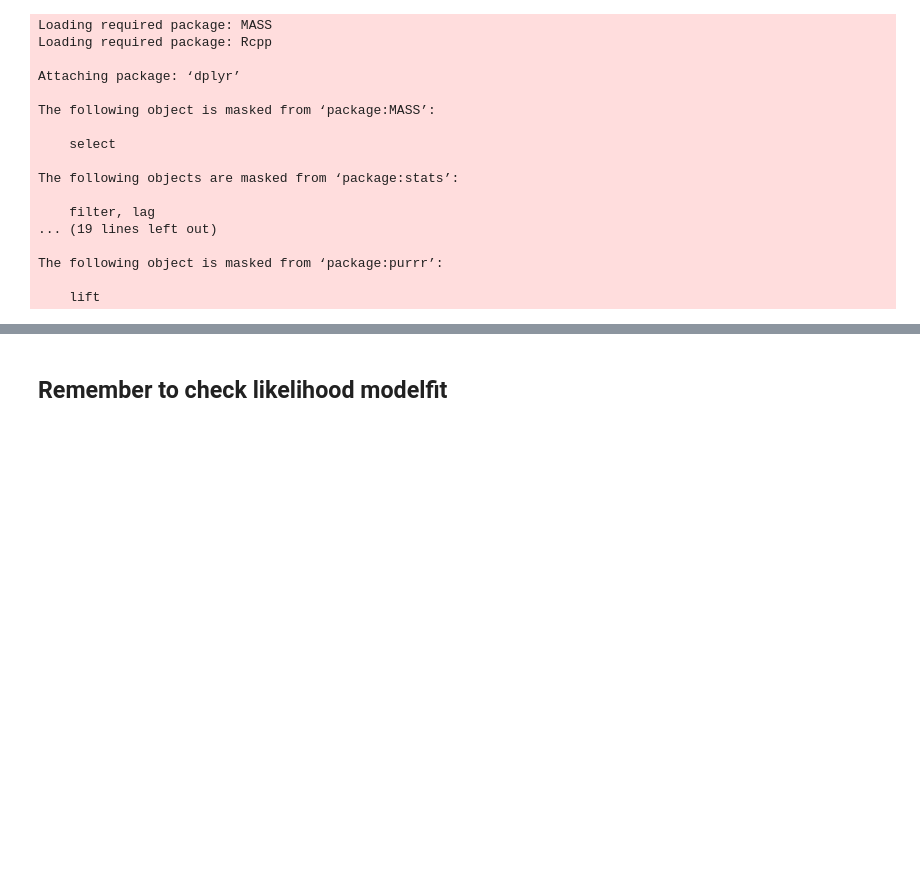
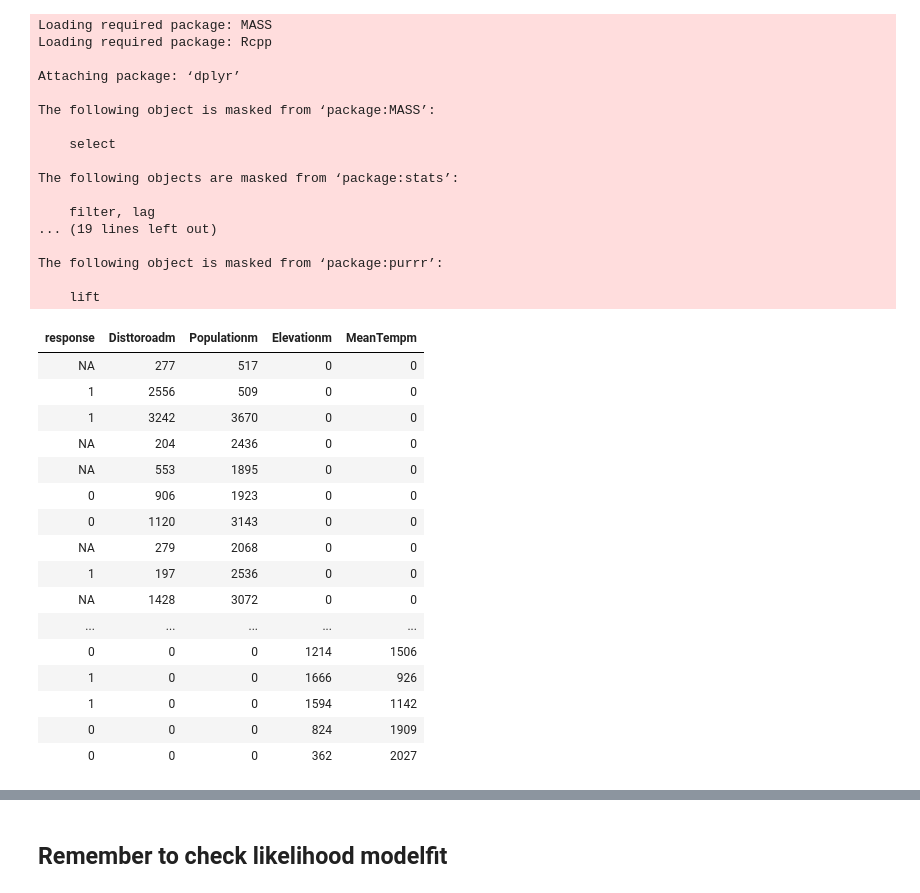
Before and after one commit to molgor/CAR-1SDM, a Jupyter notebook: biospytial.rwrapper/notebooks/CAR_models/model2/[Joint Multilevel] CAR-CrossValidation.ipynb, the cells around one changed output, grey strips where cells are left out. Cells and saved outputs as stored; diff of their text form; code cells hidden in the pictures; blank space fills up the shorter version.

```diff
--- a/biospytial.rwrapper/notebooks/CAR_models/model2/[Joint Multilevel] CAR-CrossValidation.ipynb
+++ b/biospytial.rwrapper/notebooks/CAR_models/model2/[Joint Multilevel] CAR-CrossValidation.ipynb
@@ -26,3 +26,23 @@ The following objects are masked from ‘package:stats’:
 The following object is masked from ‘package:purrr’:
 
     lift
+# %%
+DD
+# %% [output]
+| response | Disttoroadm | Populationm | Elevationm | MeanTempm |
+| NA | 277 | 517 | 0 | 0 |
+| 1 | 2556 | 509 | 0 | 0 |
+| 1 | 3242 | 3670 | 0 | 0 |
+| NA | 204 | 2436 | 0 | 0 |
+| NA | 553 | 1895 | 0 | 0 |
+| 0 | 906 | 1923 | 0 | 0 |
+| 0 | 1120 | 3143 | 0 | 0 |
+| NA | 279 | 2068 | 0 | 0 |
+| 1 | 197 | 2536 | 0 | 0 |
+| NA | 1428 | 3072 | 0 | 0 |
+| ... | ... | ... | ... | ... |
+| 0 | 0 | 0 | 1214 | 1506 |
+| 1 | 0 | 0 | 1666 | 926 |
+| 1 | 0 | 0 | 1594 | 1142 |
+| 0 | 0 | 0 | 824 | 1909 |
+| 0 | 0 | 0 | 362 | 2027 |
```
Also changed, not shown: parts of 28 cells of this notebook, 3 other files.
